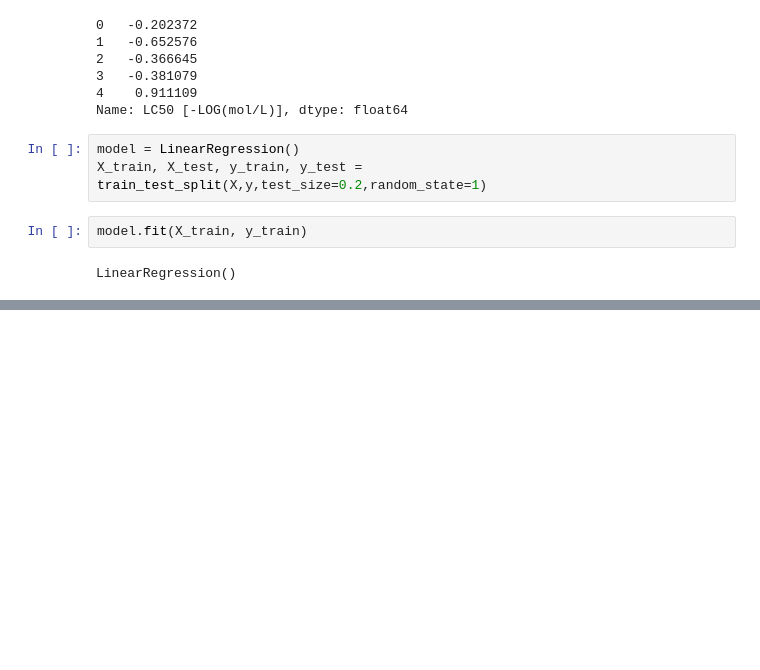
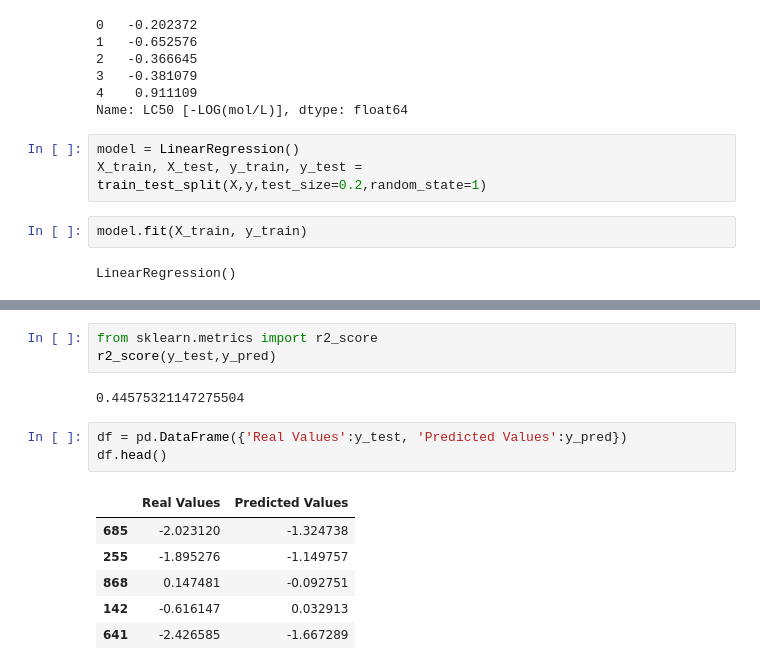
Before and after one commit to OmkarBhosale06/LC50_ML, a Jupyter notebook: LC50.ipynb, the cells around one changed output, grey strips where cells are left out. Cells and saved outputs as stored; diff of their text form; blank space fills up the shorter version.

```diff
--- a/LC50.ipynb
+++ b/LC50.ipynb
@@ -122,0 +138,15 @@ LinearRegression()
+# %%
+from sklearn.metrics import r2_score
+r2_score(y_test,y_pred)
+# %% [output]
+0.44575321147275504
+# %%
+df = pd.DataFrame({'Real Values':y_test, 'Predicted Values':y_pred})
+df.head()
+# %% [output]
+|  | Real Values | Predicted Values |
+| 685 | -2.023120 | -1.324738 |
+| 255 | -1.895276 | -1.149757 |
+| 868 | 0.147481 | -0.092751 |
+| 142 | -0.616147 | 0.032913 |
+| 641 | -2.426585 | -1.667289 |
```
Also changed, not shown: parts of 9 cells of this notebook.
